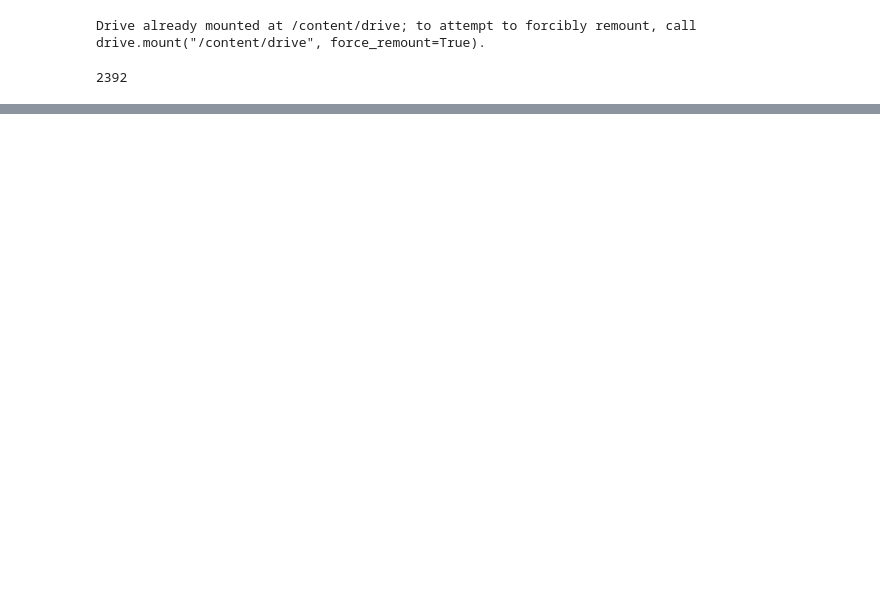
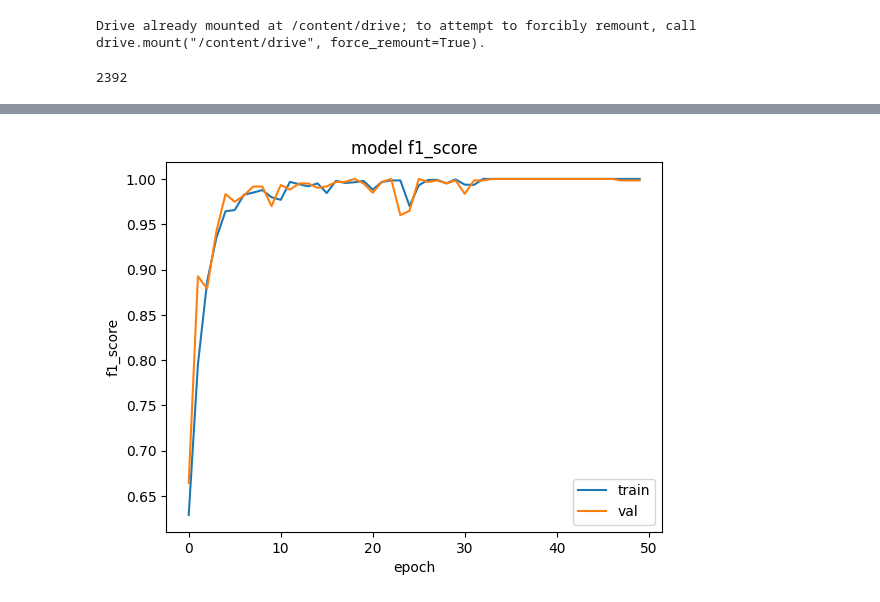
Before and after one commit to JideOkesanjo/DataScience-Capstone-Projects, a Jupyter notebook: Apziva_project_4.ipynb, the cells around one changed output, grey strips where cells are left out. Cells and saved outputs as stored; diff of their text form; code cells hidden in the pictures; blank space fills up the shorter version.

```diff
--- a/Apziva_project_4.ipynb
+++ b/Apziva_project_4.ipynb
@@ -175,0 +217,10 @@ model.evaluate(test, test_label, batch_size=12)
+# %%
+plt.plot(results.history['f1_score'])
+plt.plot(results.history['val_f1_score'])
+plt.title('model f1_score')
+plt.ylabel('f1_score')
+plt.xlabel('epoch')
+plt.legend(['train', 'val'], loc='lower right')
+plt.show()
+# %% [output]
+[figure, added]
```
Also changed, not shown: parts of 33 cells of this notebook.
